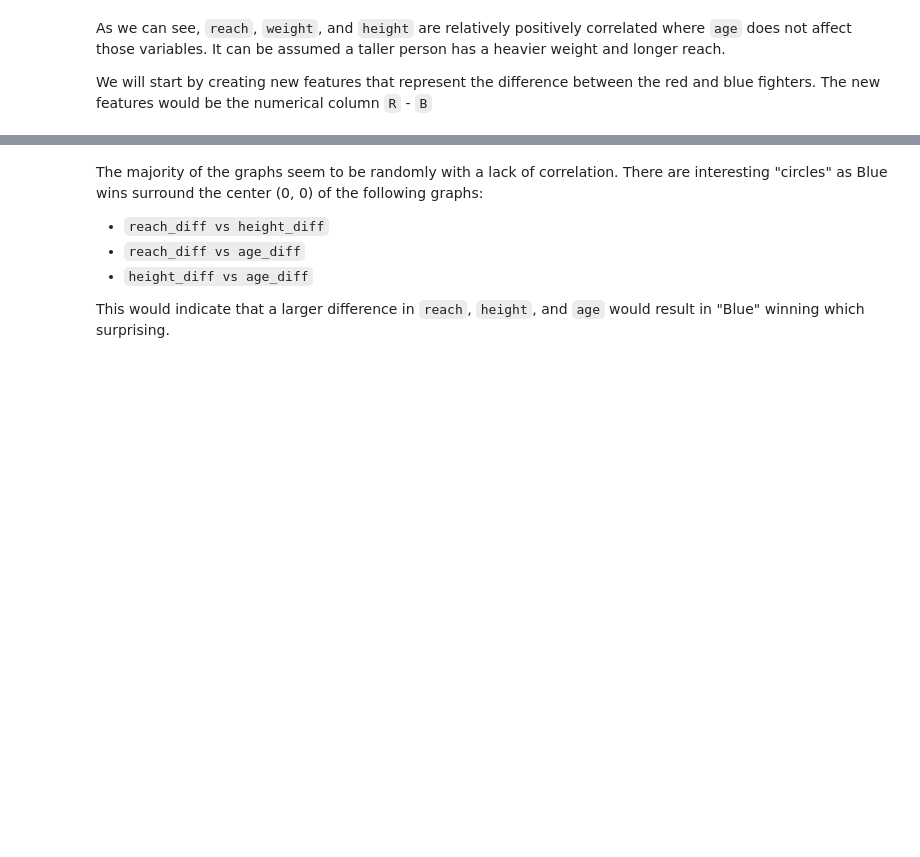
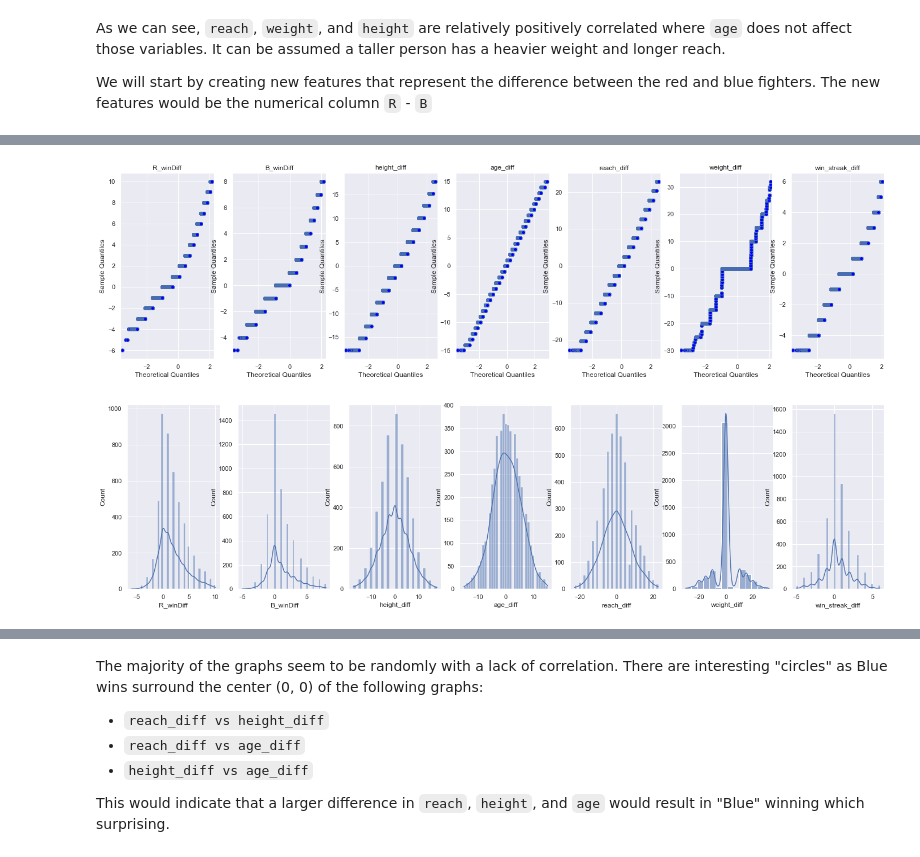
Before and after one commit to andrebhu/ufc-guesser, a Jupyter notebook: notebook.ipynb, the cells around one changed output, grey strips where cells are left out. Drawn from its saved outputs; the diff is of its cells as text; code cells hidden in the pictures; blank space fills up the shorter version.

```diff
--- a/notebook.ipynb
+++ b/notebook.ipynb
@@ -272 +308,35 @@ We will start by creating new features that represent the difference between the
+# %%
+#remove outliers
+df = log_df.loc[:, log_df.columns != "Winner"].filter(features)
+
+def remove_outliers(col):
+    # compute the upper and lower bounds for the z-score
+    z_upper = col.mean() + 3*col.std()
+    z_lower = col.mean() - 3*col.std()
+
+    # drop the rows that have values outside of the upper and lower bounds
+    return col.drop(col[(col > z_upper) | (col < z_lower)].index)
+
+# apply the function to each column in the DataFrame
+df = df.apply(remove_outliers)
+# %%
+fig, a = plt.subplots(ncols=7, figsize=(24, 6))
+
+for index, name in enumerate(features):
+    sm.qqplot(df[name], line='s', ax=a[index])
+
+    a[index].set_title(name)
+
+plt.show()
+
+fig, a = plt.subplots(ncols=7, figsize=(24, 6))
+
+for index, name in enumerate(features):
+    sns.histplot(df[name], kde=True, ax=a[index])
+
+
+plt.show()
+# %% [output]
+[figure, added]
+[figure, added]
 # %%
```
Also changed, not shown: parts of 23 cells of this notebook.
